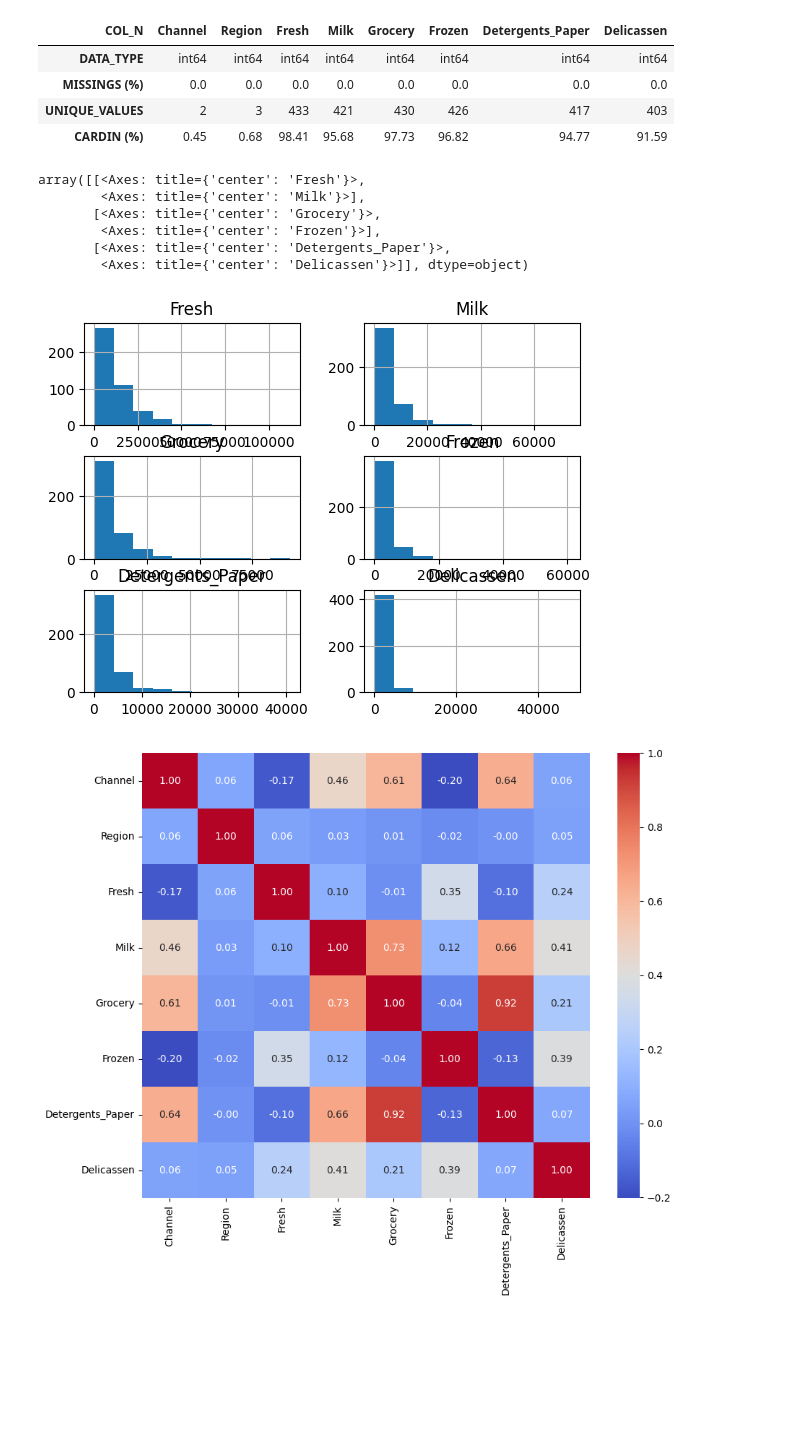
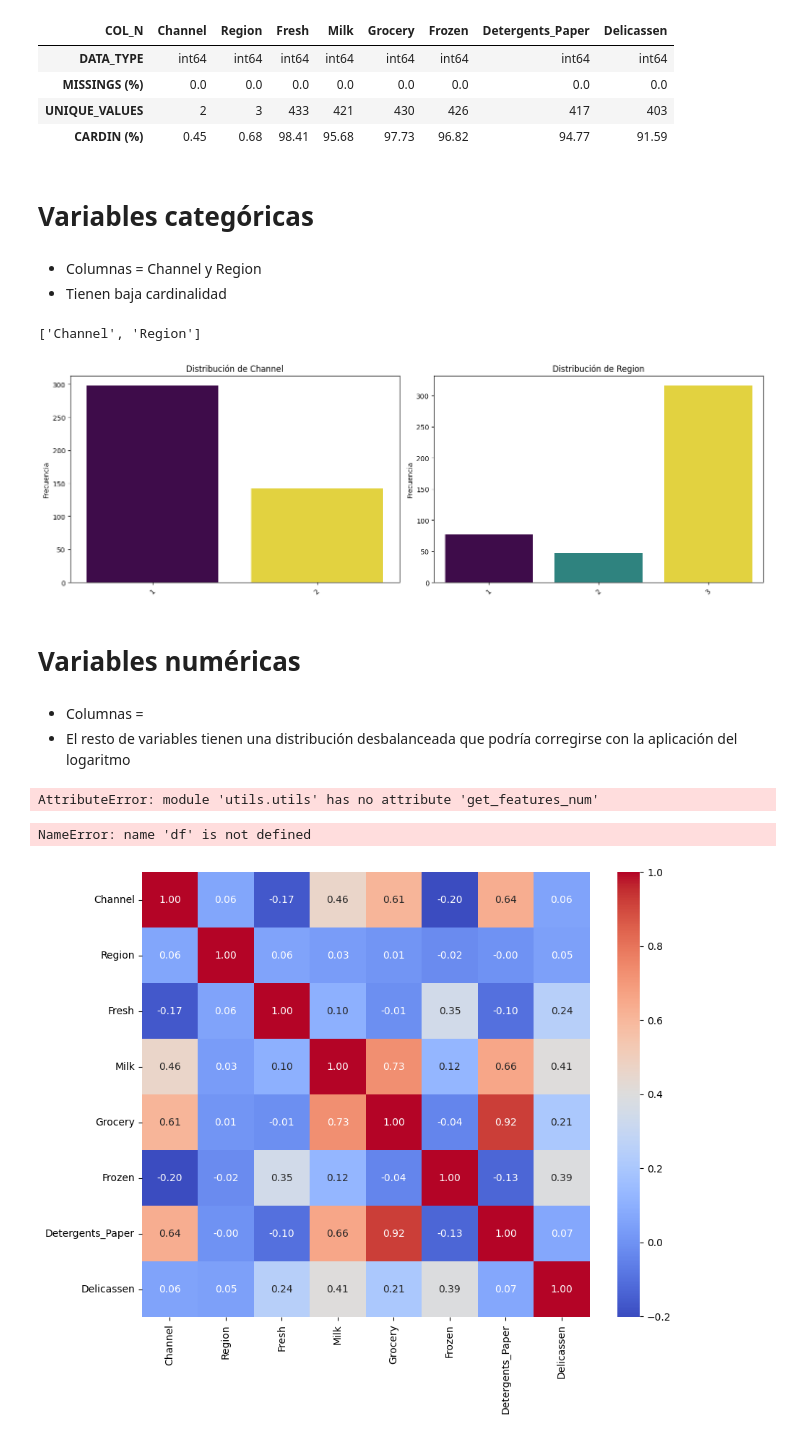
Before and after one commit to patrii10/ML_Customer_Segmentation, a Jupyter notebook: src/notebooks/EDA_inicial.ipynb, the cells around one changed output. Saved outputs shown, nothing was run; the diff lists cells and outputs as text; code cells hidden in the pictures; blank space fills up the shorter version.

```diff
--- a/src/notebooks/EDA_inicial.ipynb
+++ b/src/notebooks/EDA_inicial.ipynb
@@ -58,19 +71,36 @@ ut.data_report(df)
 | MISSINGS (%) | 0.0 | 0.0 | 0.0 | 0.0 | 0.0 | 0.0 | 0.0 | 0.0 |
 | UNIQUE_VALUES | 2 | 3 | 433 | 421 | 430 | 426 | 417 | 403 |
 | CARDIN (%) | 0.45 | 0.68 | 98.41 | 95.68 | 97.73 | 96.82 | 94.77 | 91.59 |
+# %% [markdown]
+# Variables categóricas
+# %% [markdown]
+* Columnas = Channel y Region
+* Tienen baja cardinalidad
 # %%
-df['Channel'] = df['Channel'].astype('category')
-df['Region'] = df['Region'].astype('category')
+df['Channel'] = df['Channel'].astype('object')
+df['Region'] = df['Region'].astype('object')
+# %%
+features_cat = ut.get_features_cat(df)
+features_cat
+# %% [output]
+['Channel', 'Region']
+# %%
+btz.pinta_distribucion_categoricas(df, features_cat)
+# %% [output]
+[figure, added]
+# %% [markdown]
+# Variables numéricas
+# %% [markdown]
+* Columnas =
+* El resto de variables tienen una distribución desbalanceada que podría corregirse con la aplicación del logaritmo
+# %%
+features_num = ut.get_features_num(df)
+# %% [output]
+AttributeError: module 'utils.utils' has no attribute 'get_features_num'
 # %%
 df.hist()
 # %% [output]
-array([[<Axes: title={'center': 'Fresh'}>,
-        <Axes: title={'center': 'Milk'}>],
-       [<Axes: title={'center': 'Grocery'}>,
-        <Axes: title={'center': 'Frozen'}>],
-       [<Axes: title={'center': 'Detergents_Paper'}>,
-        <Axes: title={'center': 'Delicassen'}>]], dtype=object)
+NameError: name 'df' is not defined
-[figure, removed]
 # %%
 corr_matrix = df.corr()
 plt.figure(figsize=(10, 8))
```
Also changed, not shown: parts of 1 cell of this notebook, 1 other file.
